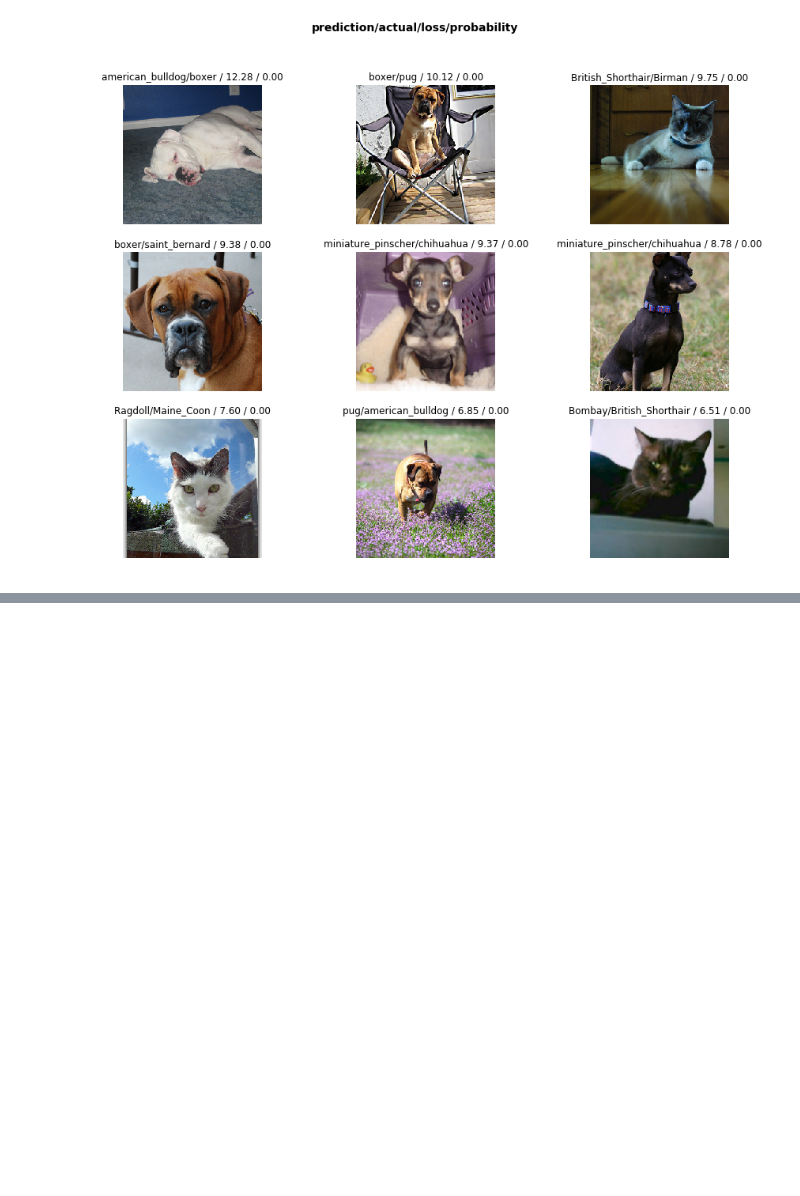
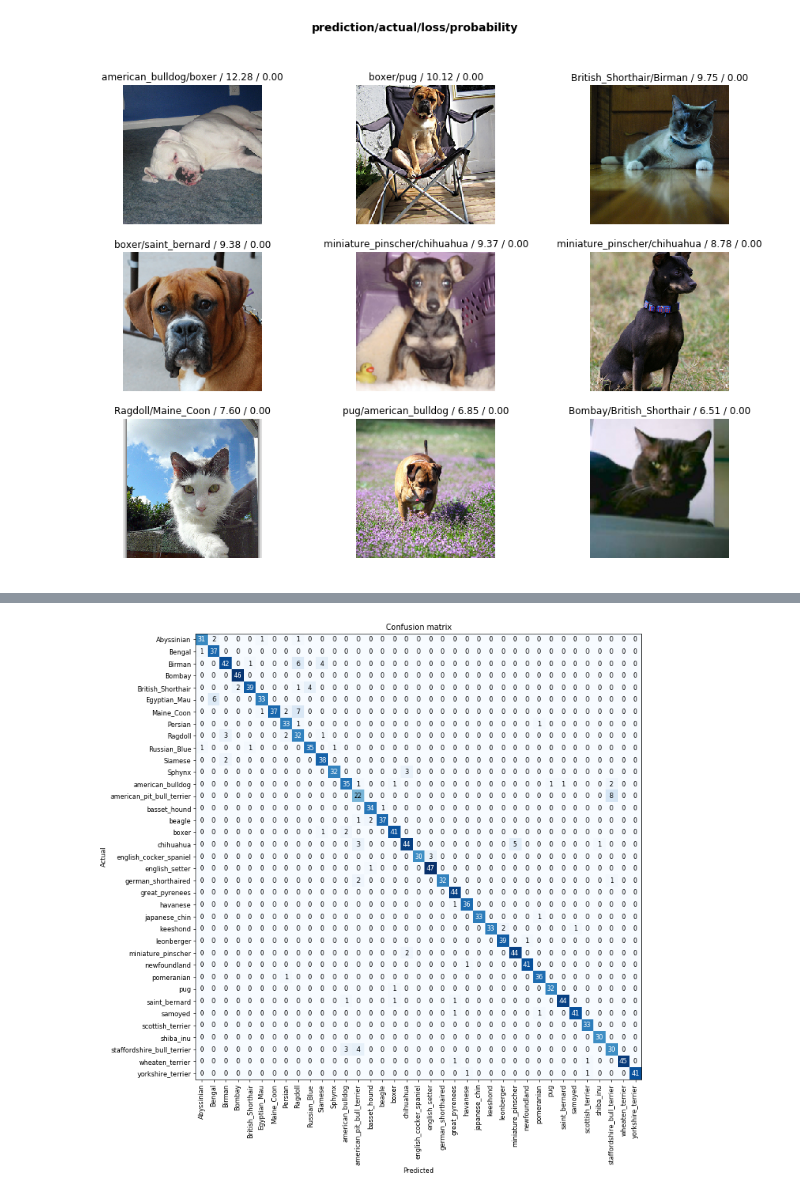
Before and after one commit to LovepreetSingh-09/Deep_Learning_Practicals, a Jupyter notebook: Dog_Breed_Classification.ipynb, the cells around one changed output, grey strips where cells are left out. Saved outputs shown, nothing was run; the diff lists cells and outputs as text; code cells hidden in the pictures; blank space fills up the shorter version.

```diff
--- a/Dog_Breed_Classification.ipynb
+++ b/Dog_Breed_Classification.ipynb
@@ -76,3 +71,5 @@ intepret=ClassificationInterpretation.from_learner(learn)
 intepret.plot_top_losses(9,figsize=(15,11))
 # %% [output]
 [figure]
+# %%
+learn.load('stage_1')
@@ -78,0 +96,4 @@ intepret.plot_top_losses(9,figsize=(15,11))
+# %%
+intepret.plot_confusion_matrix(figsize=(12,12),dpi=60)
+# %% [output]
+[figure, added]
```
Also changed, not shown: parts of 8 cells of this notebook.
